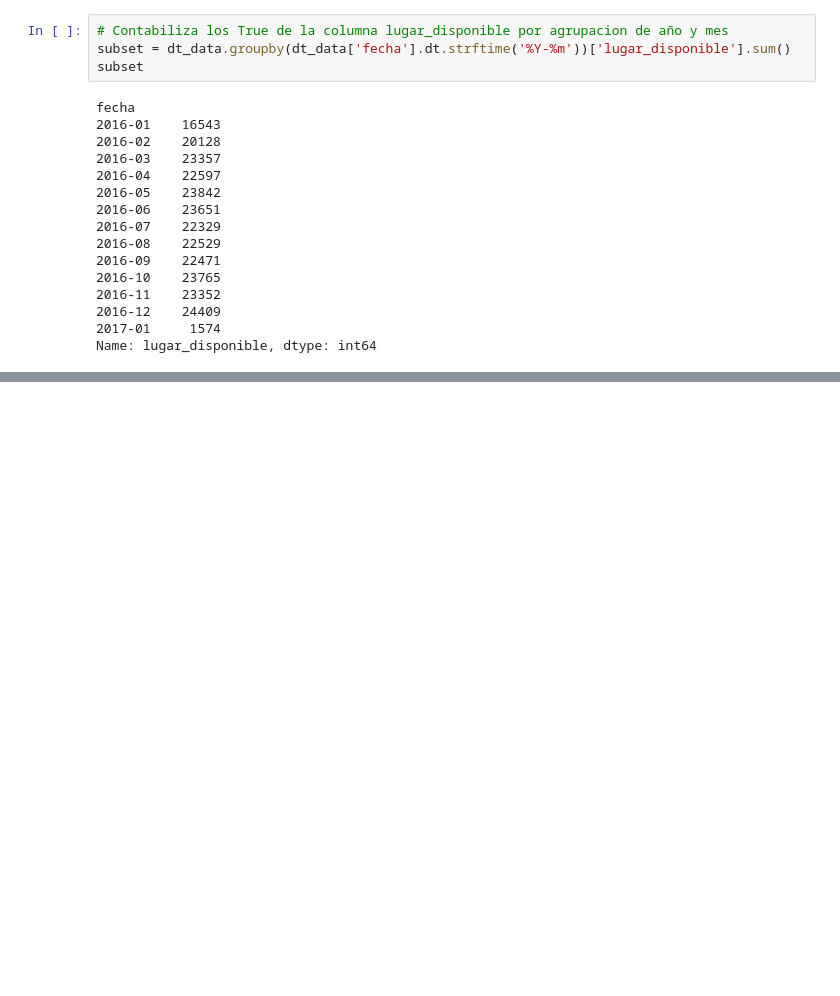
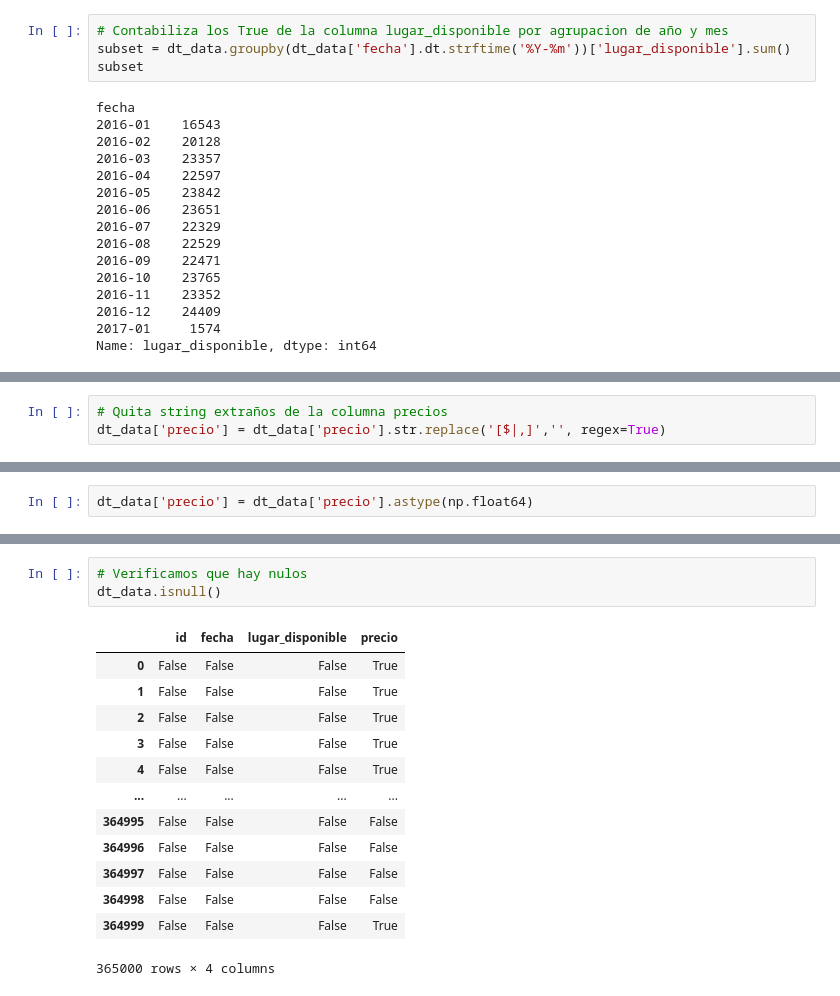
Before and after one commit to Liuz8/ETL-Oracle-Curso, a Jupyter notebook: manipulacion_datos.ipynb, the cells around one changed output, grey strips where cells are left out. Drawn from its saved outputs; the diff is of its cells as text; blank space fills up the shorter version.

```diff
--- a/manipulacion_datos.ipynb
+++ b/manipulacion_datos.ipynb
@@ -690,0 +714,3 @@ pandas.core.series.Series
+# %%
+# Quita string extraños de la columna precios
+dt_data['precio'] = dt_data['precio'].str.replace('[$|,]','', regex=True)
@@ -690,0 +731,2 @@ pandas.core.series.Series
+# %%
+dt_data['precio'] = dt_data['precio'].astype(np.float64)
@@ -690,0 +747,17 @@ pandas.core.series.Series
+# %%
+# Verificamos que hay nulos
+dt_data.isnull()
+# %% [output]
+|  | id | fecha | lugar_disponible | precio |
+| 0 | False | False | False | True |
+| 1 | False | False | False | True |
+| 2 | False | False | False | True |
+| 3 | False | False | False | True |
+| 4 | False | False | False | True |
+| ... | ... | ... | ... | ... |
+| 364995 | False | False | False | False |
+| 364996 | False | False | False | False |
+| 364997 | False | False | False | False |
+| 364998 | False | False | False | False |
+| 364999 | False | False | False | True |
+365000 rows × 4 columns
```
Also changed, not shown: parts of 9 cells of this notebook.
